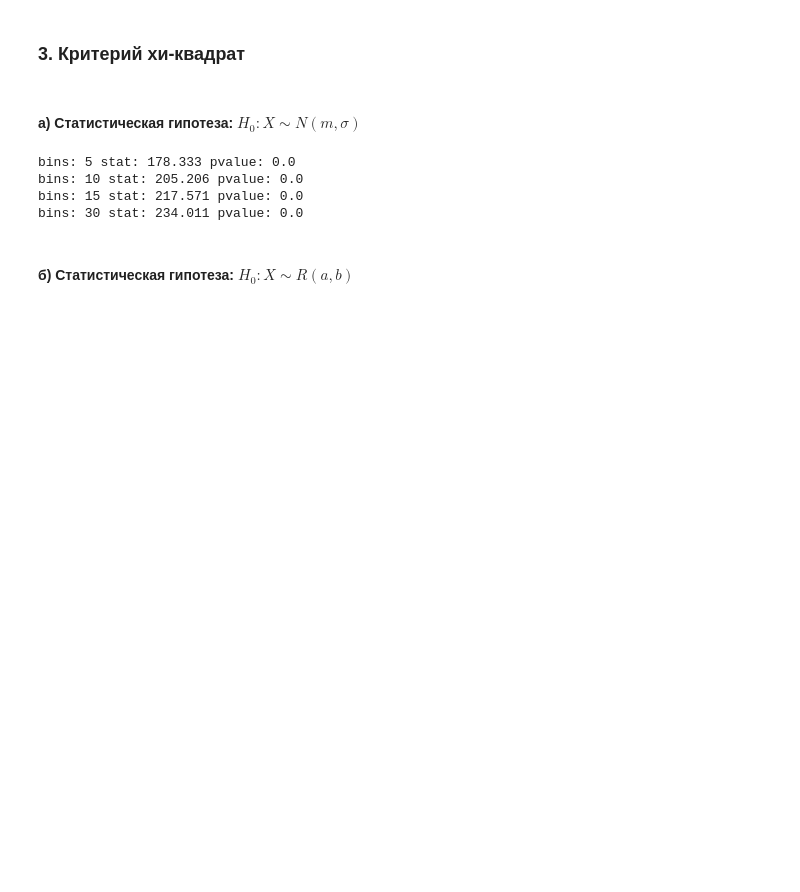
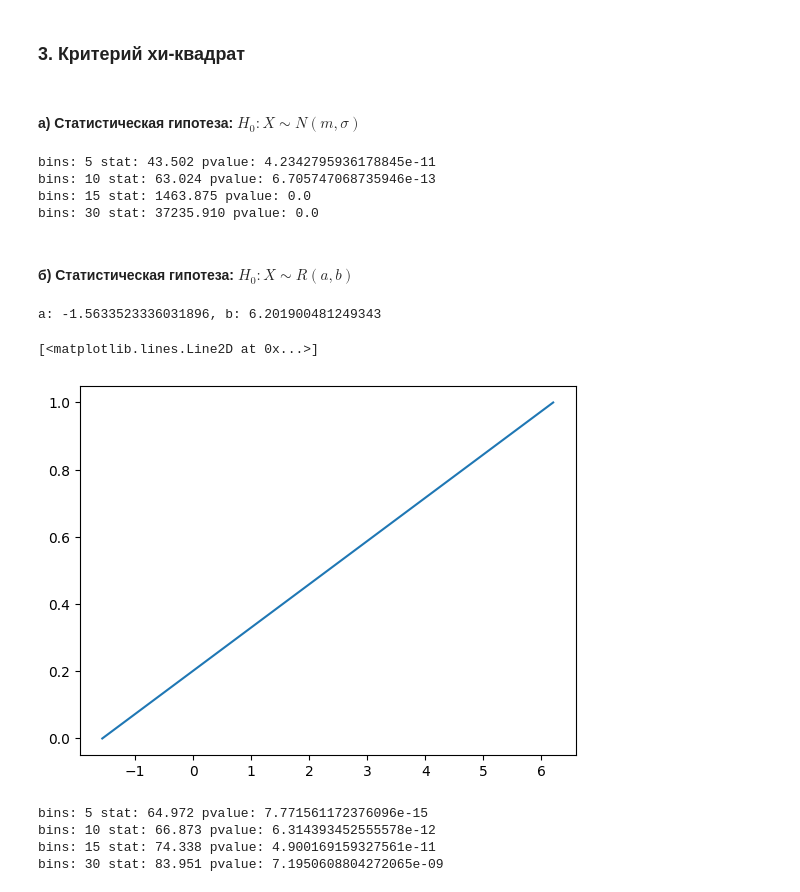
Before and after one commit to litc0x3B/Stats-Labs, a Jupyter notebook: lab2.ipynb, the cells around one changed output. Saved outputs shown, nothing was run; the diff lists cells and outputs as text; code cells hidden in the pictures; blank space fills up the shorter version.

```diff
--- a/lab2.ipynb
+++ b/lab2.ipynb
@@ -15,4 +16,5 @@ sample1_size = 150
 sample1 = stats.chi2(sample1_k).rvs(sample1_size)
 sample1_m = np.mean(sample1)
 sample1_s2 = np.var(sample1, ddof=1)
+sample1_s = math.sqrt((sample1_size / (sample1_size - 1)) * sample1_s2)
 # %%
@@ -90,23 +107,33 @@ def chisquared(sample, exp_cdf, bin_num, ddof=0, merge_threshold=5, max_merges=m
 # %% [markdown]
 #### а) Статистическая гипотеза: $H_0: X \sim N(m, σ)$
-# %%
-stat, pvalue = chisquared(sample1, stats.norm(np.mean(sample1), np.var(sample1, ddof = 1)).cdf, 5)
-print(f"bins: 5 stat: {stat:.3f} pvalue: {pvalue}")
-
-stat, pvalue = chisquared(sample1, stats.norm(np.mean(sample1), np.var(sample1, ddof = 1)).cdf, 10)
-print(f"bins: 10 stat: {stat:.3f} pvalue: {pvalue}")
-
-stat, pvalue = chisquared(sample1, stats.norm(np.mean(sample1), np.var(sample1, ddof = 1)).cdf, 15)
-print(f"bins: 15 stat: {stat:.3f} pvalue: {pvalue}")
-
-stat, pvalue = chisquared(sample1, stats.norm(np.mean(sample1), np.var(sample1, ddof = 1)).cdf, 30)
-print(f"bins: 30 stat: {stat:.3f} pvalue: {pvalue}")
-# %% [output]
-bins: 5 stat: 178.333 pvalue: 0.0
-bins: 10 stat: 205.206 pvalue: 0.0
-bins: 15 stat: 217.571 pvalue: 0.0
-bins: 30 stat: 234.011 pvalue: 0.0
+# %%
+for bins in [5, 10, 15, 30]:
+    res = chisquare(sample1, stats.norm(sample1_m, sample1_s).cdf, bins, ddof=2)
+    print(f"bins: {bins} stat: {res.stat:.3f} pvalue: {res.pvalue}")
+# %% [output]
+bins: 5 stat: 43.502 pvalue: 4.2342795936178845e-11
+bins: 10 stat: 63.024 pvalue: 6.705747068735946e-13
+bins: 15 stat: 1463.875 pvalue: 0.0
+bins: 30 stat: 37235.910 pvalue: 0.0
 # %% [markdown]
 #### б) Статистическая гипотеза: $H_0: X \sim R(a, b)$
-# %% [markdown]
-####
+# %%
+a = 1/2 * (2*sample1_m - sample1_s * (12)**(1/2))
+b = 1/2 * (2*sample1_m + sample1_s * (12)**(1/2))
+print(f"a: {a}, b: {b}")
+
+x = np.linspace(a, b, 10000)
+plt.plot(x, stats.uniform(a, b - a).cdf(x))
+# %% [output]
+a: -1.5633523336031896, b: 6.201900481249343
+[<matplotlib.lines.Line2D at 0x...>]
+[figure, added]
+# %%
+for bins in [5, 10, 15, 30]:
+    res = chisquare(sample1, stats.uniform(a, b - a).cdf, bins, begin=a, end=b, ddof=2)
+    print(f"bins: {bins} stat: {res.stat:.3f} pvalue: {res.pvalue}")
+# %% [output]
+bins: 5 stat: 64.972 pvalue: 7.771561172376096e-15
+bins: 10 stat: 66.873 pvalue: 6.314393452555578e-12
+bins: 15 stat: 74.338 pvalue: 4.900169159327561e-11
+bins: 30 stat: 83.951 pvalue: 7.1950608804272065e-09
```
Also changed, not shown: parts of 13 cells of this notebook, 2 other files.
